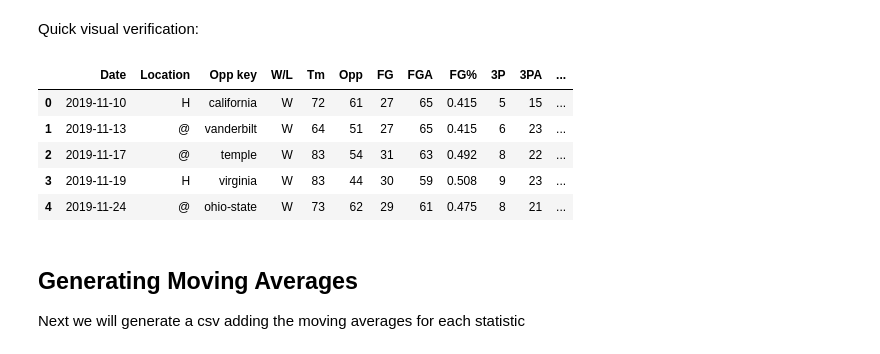
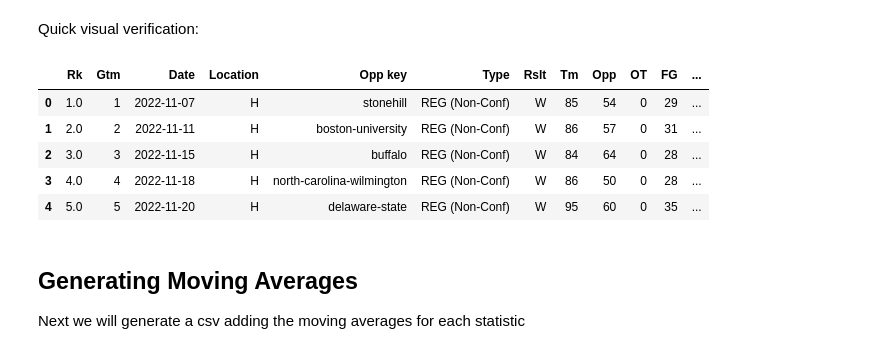
Before and after one commit to mike-taylor99/MLMB, a Jupyter notebook: utils/notebook/training_data.ipynb, the cells around one changed output. Cells and saved outputs as stored; diff of their text form; code cells hidden in the pictures.

```diff
--- a/utils/notebook/training_data.ipynb
+++ b/utils/notebook/training_data.ipynb
@@ -285,17 +309,17 @@ def combine_basic_advanced_gamelogs(seasons, isWomens = False):
 # %% [markdown]
 Quick visual verification:
 # %%
-school_key, season = 'connecticut', 2020
-file_path = get_team_season_file_path(school_key, season, f'{school_key}_merged.csv', isWomens=True)
+school_key, season = 'connecticut', 2023
+file_path = get_team_season_file_path(school_key, season, f'{school_key}_merged.csv', isWomens=False)
 team_df = pd.read_csv(file_path)
 team_df.head()
 # %% [output]
-|  | Date | Location | Opp key | W/L | Tm | Opp | FG | FGA | FG% | 3P | 3PA | ... |
-| 0 | 2019-11-10 | H | california | W | 72 | 61 | 27 | 65 | 0.415 | 5 | 15 | ... |
-| 1 | 2019-11-13 | @ | vanderbilt | W | 64 | 51 | 27 | 65 | 0.415 | 6 | 23 | ... |
-| 2 | 2019-11-17 | @ | temple | W | 83 | 54 | 31 | 63 | 0.492 | 8 | 22 | ... |
-| 3 | 2019-11-19 | H | virginia | W | 83 | 44 | 30 | 59 | 0.508 | 9 | 23 | ... |
-| 4 | 2019-11-24 | @ | ohio-state | W | 73 | 62 | 29 | 61 | 0.475 | 8 | 21 | ... |
+|  | Rk | Gtm | Date | Location | Opp key | Type | Rslt | Tm | Opp | OT | FG | ... |
+| 0 | 1.0 | 1 | 2022-11-07 | H | stonehill | REG (Non-Conf) | W | 85 | 54 | 0 | 29 | ... |
+| 1 | 2.0 | 2 | 2022-11-11 | H | boston-university | REG (Non-Conf) | W | 86 | 57 | 0 | 31 | ... |
+| 2 | 3.0 | 3 | 2022-11-15 | H | buffalo | REG (Non-Conf) | W | 84 | 64 | 0 | 28 | ... |
+| 3 | 4.0 | 4 | 2022-11-18 | H | north-carolina-wilmington | REG (Non-Conf) | W | 86 | 50 | 0 | 28 | ... |
+| 4 | 5.0 | 5 | 2022-11-20 | H | delaware-state | REG (Non-Conf) | W | 95 | 60 | 0 | 35 | ... |
 # %% [markdown]
 ## Generating Moving Averages
 Next we will generate a csv adding the moving averages for each statistic
```
Also changed, not shown: parts of 29 cells of this notebook, 50 other files.
